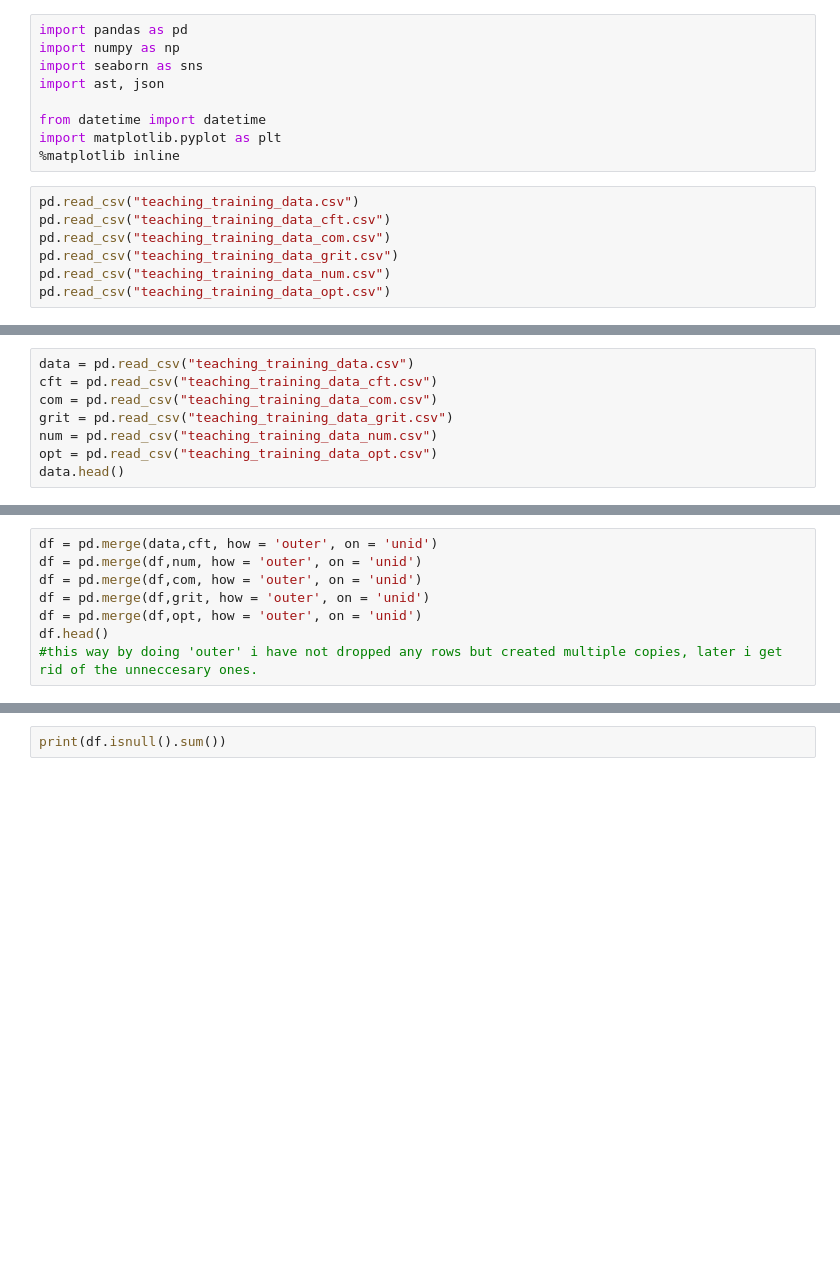
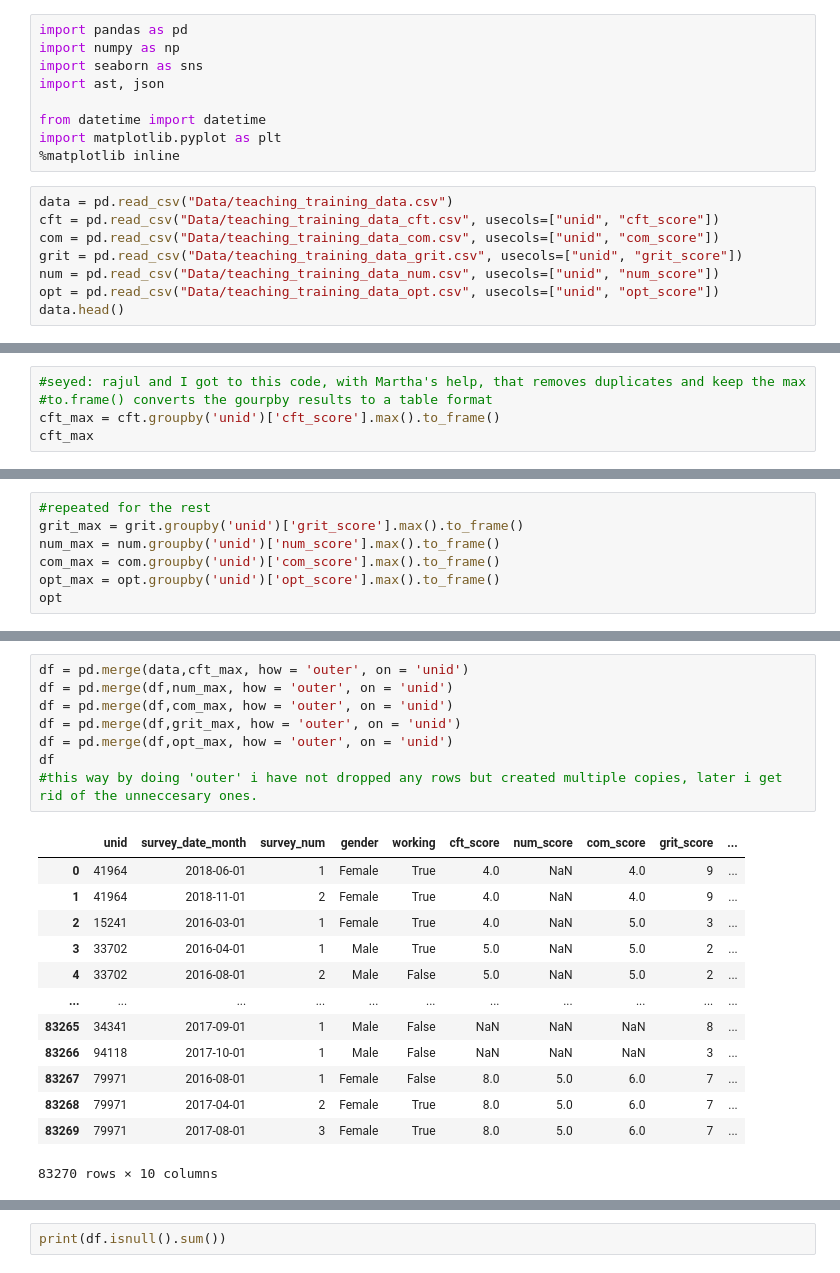
Before and after one commit to smmarjaei/iX_Harambee_Impact_Project, a Jupyter notebook: nick attempt 1.ipynb, the cells around one changed output, grey strips where cells are left out. Saved outputs shown, nothing was run; the diff lists cells and outputs as text; blank space fills up the shorter version.

```diff
--- a/nick attempt 1.ipynb
+++ b/nick attempt 1.ipynb
@@ -8,10 +8,11 @@ from datetime import datetime
 import matplotlib.pyplot as plt
 %matplotlib inline
 # %%
-pd.read_csv("teaching_training_data.csv")
-pd.read_csv("teaching_training_data_cft.csv")
-pd.read_csv("teaching_training_data_com.csv")
-pd.read_csv("teaching_training_data_grit.csv")
-pd.read_csv("teaching_training_data_num.csv")
-pd.read_csv("teaching_training_data_opt.csv")
+data = pd.read_csv("Data/teaching_training_data.csv")
+cft = pd.read_csv("Data/teaching_training_data_cft.csv", usecols=["unid", "cft_score"])
+com = pd.read_csv("Data/teaching_training_data_com.csv", usecols=["unid", "com_score"])
+grit = pd.read_csv("Data/teaching_training_data_grit.csv", usecols=["unid", "grit_score"])
+num = pd.read_csv("Data/teaching_training_data_num.csv", usecols=["unid", "num_score"])
+opt = pd.read_csv("Data/teaching_training_data_opt.csv", usecols=["unid", "opt_score"])
+data.head()
 # %% [output]
@@ -19,8 +25,0 @@ FileNotFoundError: [Errno 2] No such file or directory: 'teaching_training_data.
-# %%
-data = pd.read_csv("teaching_training_data.csv")
-cft = pd.read_csv("teaching_training_data_cft.csv")
-com = pd.read_csv("teaching_training_data_com.csv")
-grit = pd.read_csv("teaching_training_data_grit.csv")
-num = pd.read_csv("teaching_training_data_num.csv")
-opt = pd.read_csv("teaching_training_data_opt.csv")
-data.head()
@@ -50,0 +105,5 @@ data.shape
+# %%
+#seyed: rajul and I got to this code, with Martha's help, that removes duplicates and keep the max
+#to.frame() converts the gourpby results to a table format
+cft_max = cft.groupby('unid')['cft_score'].max().to_frame()
+cft_max
@@ -50,0 +125,7 @@ data.shape
+# %%
+#repeated for the rest
+grit_max = grit.groupby('unid')['grit_score'].max().to_frame()
+num_max = num.groupby('unid')['num_score'].max().to_frame()
+com_max = com.groupby('unid')['com_score'].max().to_frame()
+opt_max = opt.groupby('unid')['opt_score'].max().to_frame()
+opt
@@ -51,8 +146,22 @@ data.shape
 # %%
-df = pd.merge(data,cft, how = 'outer', on = 'unid')
-df = pd.merge(df,num, how = 'outer', on = 'unid')
-df = pd.merge(df,com, how = 'outer', on = 'unid')
-df = pd.merge(df,grit, how = 'outer', on = 'unid')
-df = pd.merge(df,opt, how = 'outer', on = 'unid')
-df.head()
+df = pd.merge(data,cft_max, how = 'outer', on = 'unid')
+df = pd.merge(df,num_max, how = 'outer', on = 'unid')
+df = pd.merge(df,com_max, how = 'outer', on = 'unid')
+df = pd.merge(df,grit_max, how = 'outer', on = 'unid')
+df = pd.merge(df,opt_max, how = 'outer', on = 'unid')
+df
 #this way by doing 'outer' i have not dropped any rows but created multiple copies, later i get rid of the unneccesary ones.
+# %% [output]
+|  | unid | survey_date_month | survey_num | gender | working | cft_score | num_score | com_score | grit_score | ... |
+| 0 | 41964 | 2018-06-01 | 1 | Female | True | 4.0 | NaN | 4.0 | 9 | ... |
+| 1 | 41964 | 2018-11-01 | 2 | Female | True | 4.0 | NaN | 4.0 | 9 | ... |
+| 2 | 15241 | 2016-03-01 | 1 | Female | True | 4.0 | NaN | 5.0 | 3 | ... |
+| 3 | 33702 | 2016-04-01 | 1 | Male | True | 5.0 | NaN | 5.0 | 2 | ... |
+| 4 | 33702 | 2016-08-01 | 2 | Male | False | 5.0 | NaN | 5.0 | 2 | ... |
+| ... | ... | ... | ... | ... | ... | ... | ... | ... | ... | ... |
+| 83265 | 34341 | 2017-09-01 | 1 | Male | False | NaN | NaN | NaN | 8 | ... |
+| 83266 | 94118 | 2017-10-01 | 1 | Male | False | NaN | NaN | NaN | 3 | ... |
+| 83267 | 79971 | 2016-08-01 | 1 | Female | False | 8.0 | 5.0 | 6.0 | 7 | ... |
+| 83268 | 79971 | 2017-04-01 | 2 | Female | True | 8.0 | 5.0 | 6.0 | 7 | ... |
+| 83269 | 79971 | 2017-08-01 | 3 | Female | True | 8.0 | 5.0 | 6.0 | 7 | ... |
+83270 rows × 10 columns
```
Also changed, not shown: parts of 12 cells of this notebook.
